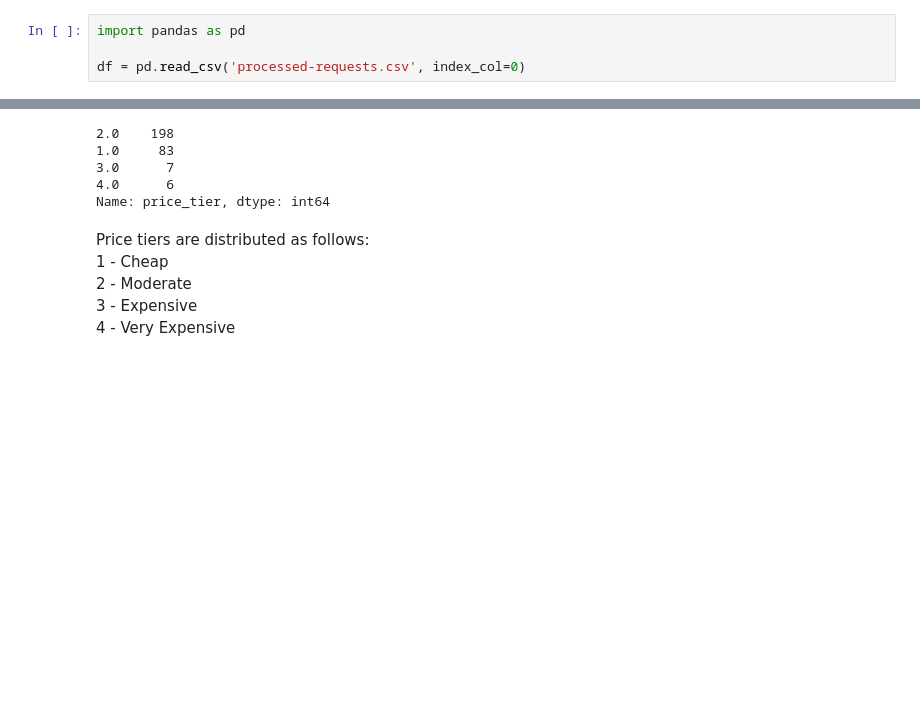
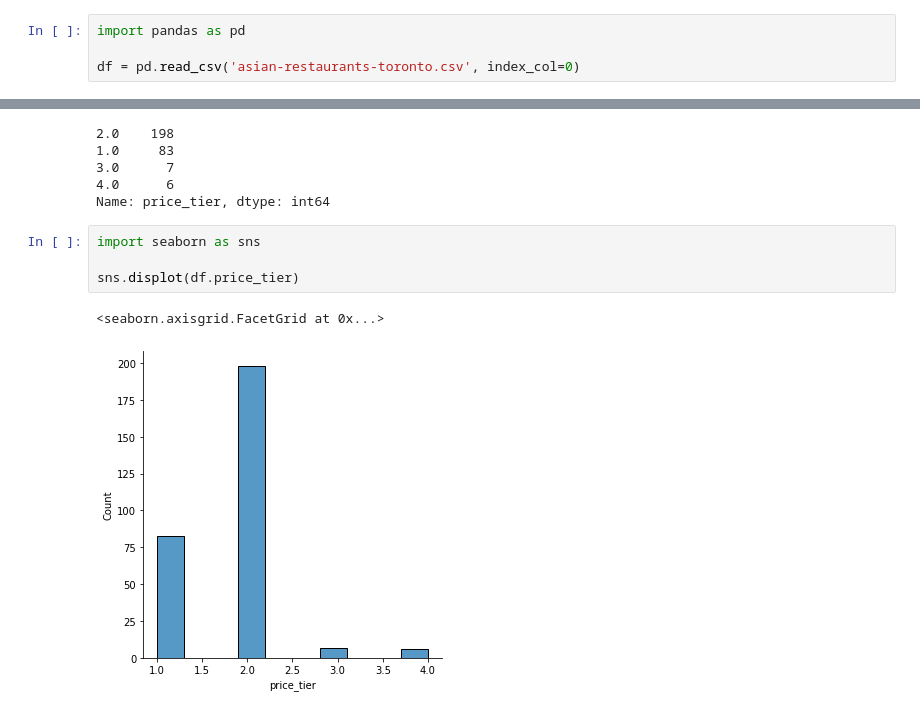
Before and after one commit to viktar-b/CAPSTONE, a Jupyter notebook: capstone-notebook.ipynb, the cells around one changed output, grey strips where cells are left out. Drawn from its saved outputs; the diff is of its cells as text; blank space fills up the shorter version.

```diff
--- a/capstone-notebook.ipynb
+++ b/capstone-notebook.ipynb
@@ -210,4 +216,4 @@ df.to_csv('processed-requests.csv')
 # %%
 import pandas as pd
 
-df = pd.read_csv('processed-requests.csv', index_col=0)
+df = pd.read_csv('asian-restaurants-toronto.csv', index_col=0)
@@ -229,16 +235,13 @@ df.price_tier.value_counts()
 3.0      7
 4.0      6
 Name: price_tier, dtype: int64
-# %% [markdown]
-Price tiers are distributed as follows:
-<br>
-1 - Cheap
-<br>
-2 - Moderate
-<br>
-3 - Expensive
-<br>
-4 - Very Expensive
+# %%
+import seaborn as sns
+
+sns.displot(df.price_tier)
+# %% [output]
+<seaborn.axisgrid.FacetGrid at 0x...>
+[figure, added]
 # %%
 import folium
 import numpy as np
```
Also changed, not shown: parts of 21 cells of this notebook, 1 other file.
